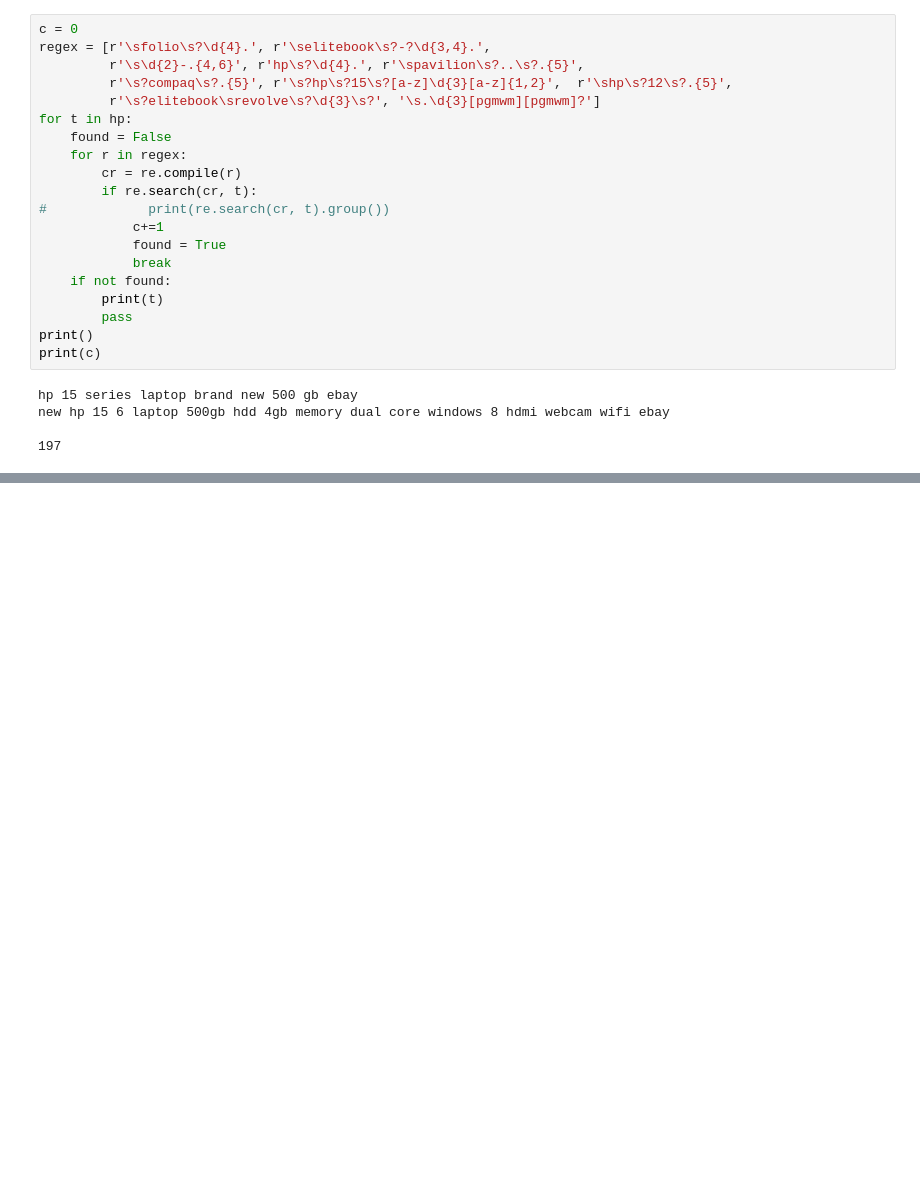
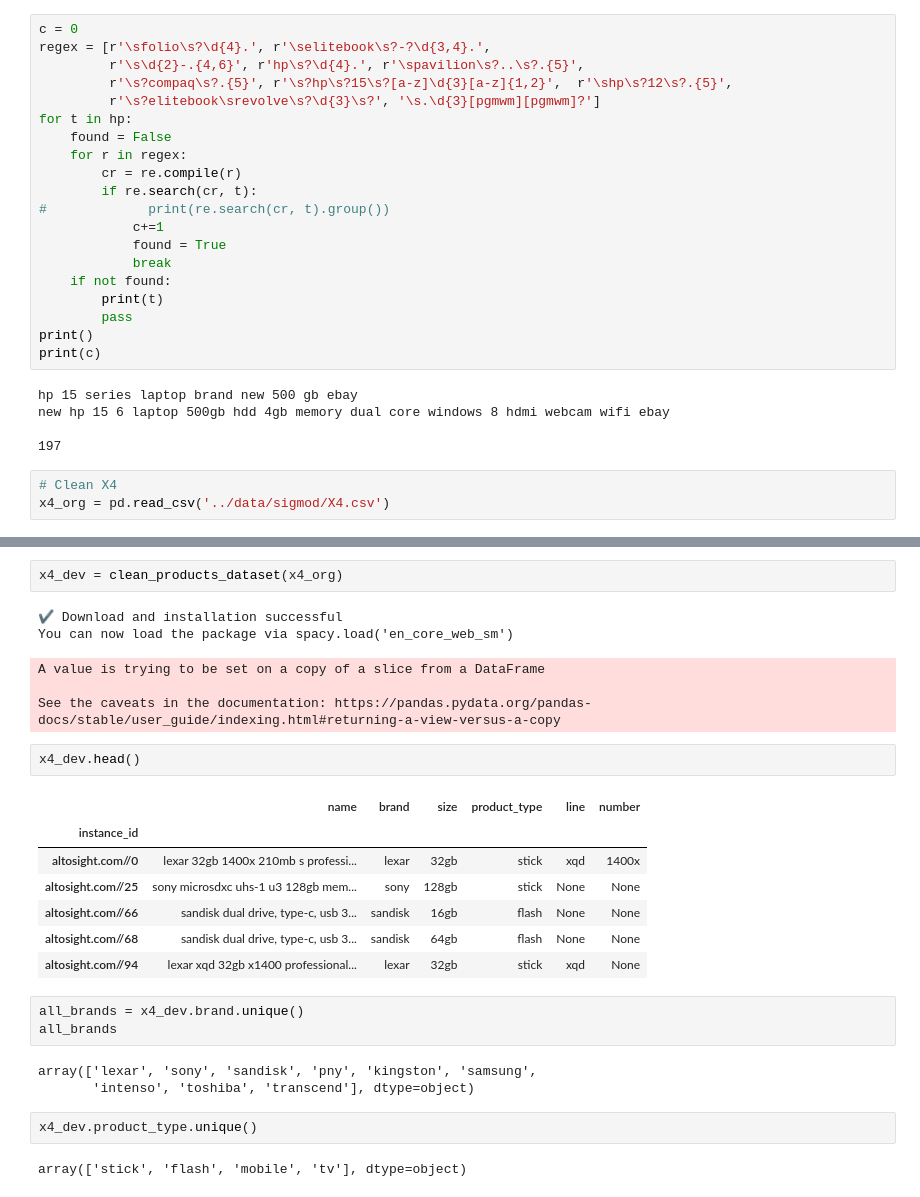
Before and after one commit to Samir55/sigmod2021_teamAAA, a Jupyter notebook: notebooks/Clean_X2_X3.ipynb, the cells around one changed output, grey strips where cells are left out. Drawn from its saved outputs; the diff is of its cells as text; blank space fills up the shorter version.

Commit message:
trying new cleaning function for dedupe X4

```diff
--- a/notebooks/Clean_X2_X3.ipynb
+++ b/notebooks/Clean_X2_X3.ipynb
@@ -1063,3 +1063,6 @@ hp 15 series laptop brand new 500 gb ebay
 new hp 15 6 laptop 500gb hdd 4gb memory dual core windows 8 hdmi webcam wifi ebay
 
 197
+# %%
+# Clean X4
+x4_org = pd.read_csv('../data/sigmod/X4.csv')
@@ -1065,0 +1267,28 @@ new hp 15 6 laptop 500gb hdd 4gb memory dual core windows 8 hdmi webcam wifi eba
+# %%
+x4_dev = clean_products_dataset(x4_org)
+# %% [output]
+✔ Download and installation successful
+You can now load the package via spacy.load('en_core_web_sm')
+A value is trying to be set on a copy of a slice from a DataFrame
+
+See the caveats in the documentation: https://pandas.pydata.org/pandas-docs/stable/user_guide/indexing.html#returning-a-view-versus-a-copy
+# %%
+x4_dev.head()
+# %% [output]
+|  | name | brand | size | product_type | line | number |
+| instance_id |  |  |  |  |  |  |
+| altosight.com//0 | lexar 32gb 1400x 210mb s professi... | lexar | 32gb | stick | xqd | 1400x |
+| altosight.com//25 | sony microsdxc uhs-1 u3 128gb mem... | sony | 128gb | stick | None | None |
+| altosight.com//66 | sandisk dual drive, type-c, usb 3... | sandisk | 16gb | flash | None | None |
+| altosight.com//68 | sandisk dual drive, type-c, usb 3... | sandisk | 64gb | flash | None | None |
+| altosight.com//94 | lexar xqd 32gb x1400 professional... | lexar | 32gb | stick | xqd | None |
+# %%
+all_brands = x4_dev.brand.unique()
+all_brands
+# %% [output]
+array(['lexar', 'sony', 'sandisk', 'pny', 'kingston', 'samsung',
+       'intenso', 'toshiba', 'transcend'], dtype=object)
+# %%
+x4_dev.product_type.unique()
+# %% [output]
+array(['stick', 'flash', 'mobile', 'tv'], dtype=object)
```
Also changed, not shown: parts of 6 cells of this notebook, 2 other files.
